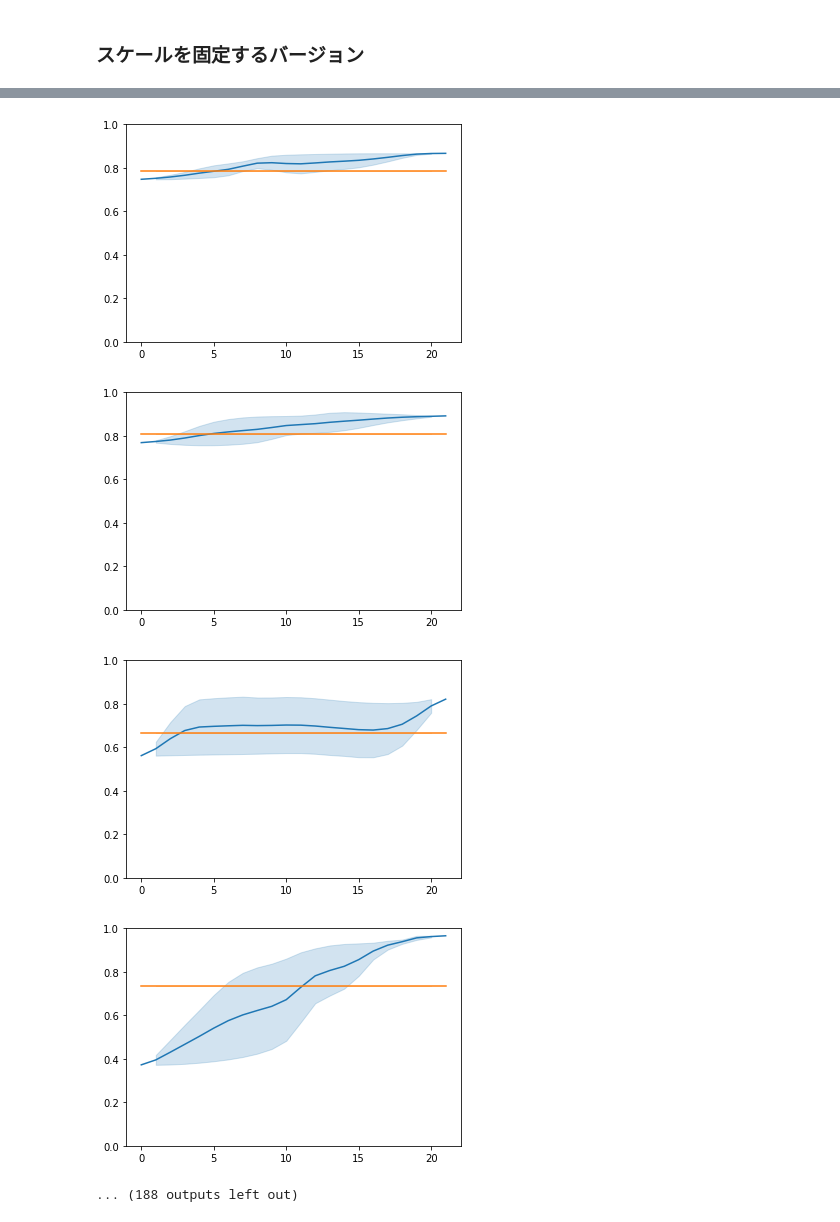
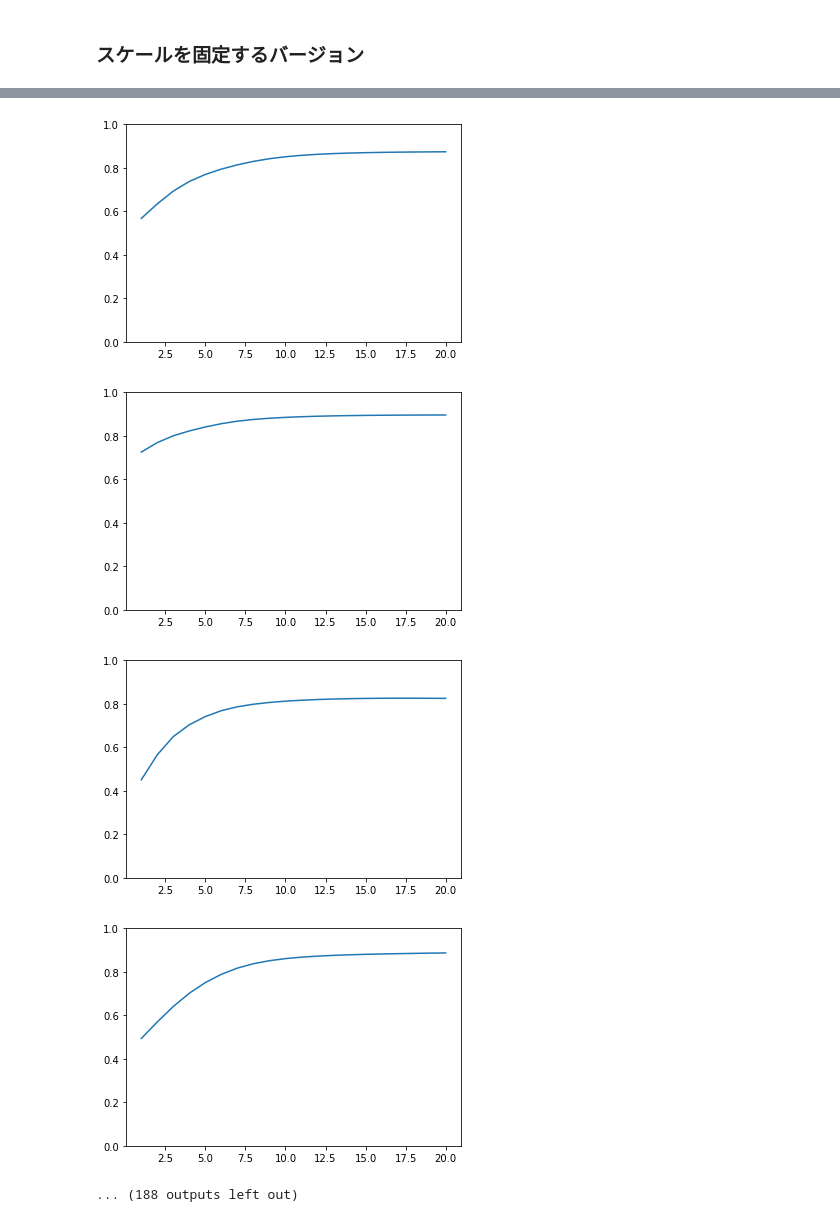
Before and after one commit to qqpann/KnowledgeTracing, a Jupyter notebook: notebook/Analyze_skill_correct_percent.ipynb, the cells around one changed output, grey strips where cells are left out. Cells and saved outputs as stored; diff of their text form; code cells hidden in the pictures.

Commit message:
Update: plot sanity line graph

```diff
--- a/notebook/Analyze_skill_correct_percent.ipynb
+++ b/notebook/Analyze_skill_correct_percent.ipynb
@@ -252,0 +312,4 @@ for sid in correct_count.keys():
+# %%
+config = Config(config_dic, projectdir)
+# config.batch_size = 1
+trainer = Trainer(config)
@@ -252,0 +331,4 @@ for sid in correct_count.keys():
+# %%
+seq_size = config.sequence_size
+dummy_template = [[0]*i + [1]*(seq_size - i) for i in range(seq_size)]
+dummy_template
@@ -253,12 +356,13 @@ for sid in correct_count.keys():
 # %%
-for lo_id in problems_dic.keys():
+for v in problems_dic.values():
+    # wrong
+    simu = dummy_template
     preds = []
     for s in simu:
-        res = predict_ks_from_history([{"lo_id": lo_id, "answer_result": a} for a in s])
-        pred = [r['skill_pred'] for r in res if r['lo_id'] == lo_id]
-        preds.append(*pred)
+        res = trainer.model.loss_batch(torch.Tensor([(v,a) for a in s]).unsqueeze(0),
+                            torch.Tensor([(v,a) for a in s]).unsqueeze(0))
+        preds.append(res['pred_prob'][-1].item())
     plt.ylim(0, 1)
     sns.lineplot([sum(s) for s in simu], preds)
-    sns.lineplot([sum(s) for s in simu], [correctness[problems_dic[lo_id]]]*len(preds))
     plt.show()
 # %% [output]
@@ -273,5 +377,5 @@ for lo_id in problems_dic.keys():
-[figure, old version]
+[figure, new version]
-[figure, old version]
+[figure, new version]
-[figure, old version]
+[figure, new version]
-[figure, old version]
+[figure, new version]
 ... (188 outputs left out)
```
Also changed, not shown: parts of 23 cells of this notebook.
